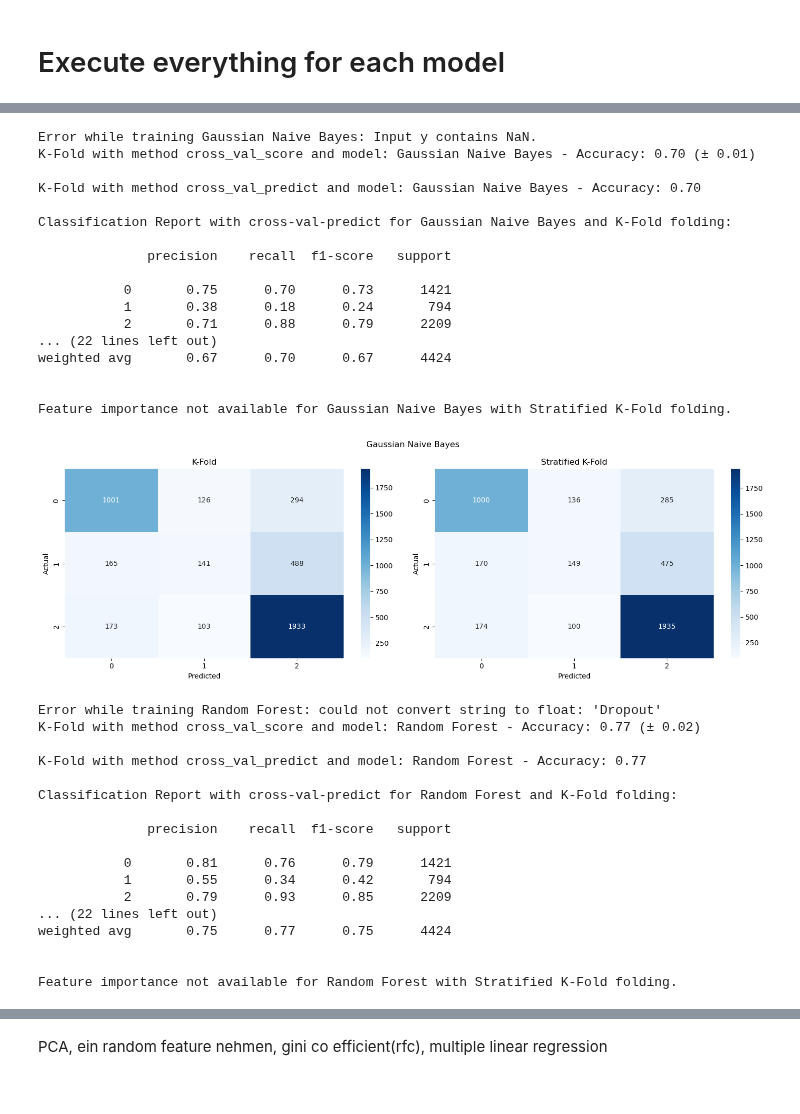
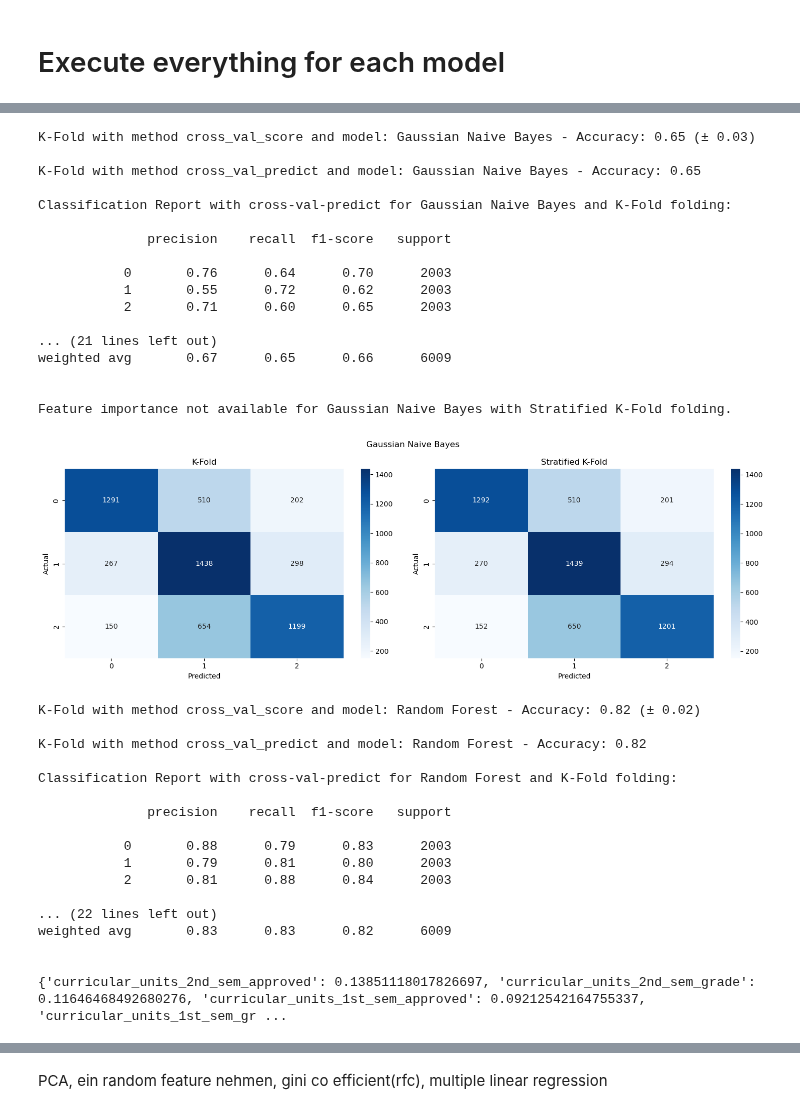
Before and after one commit to MarcoAigner/Machine-Learning-Practical, a Jupyter notebook: project_2/student_dropout.ipynb, the cells around one changed output, grey strips where cells are left out. Drawn from its saved outputs; the diff is of its cells as text; code cells hidden in the pictures.

```diff
--- a/project_2/student_dropout.ipynb
+++ b/project_2/student_dropout.ipynb
@@ -533,10 +422,12 @@ def evaluate_model(model, X, y):
 # %% [markdown]
 # Method for cross validation prediction
 # %%
+from sklearn.base import accuracy_score
 from sklearn.model_selection import cross_val_predict
 from sklearn.metrics import classification_report
 from sklearn.metrics import confusion_matrix
-def cross_validate_model(model, X, y, folding):
+
+def cross_validate_model(model, model_name, X, y, folding, fold_name):
     try:
         # Use cross_val_predict to get predictions for each fold
         y_pred = cross_val_predict(model, X.values, y.values, cv=folding)
@@ -568,7 +459,7 @@ import seaborn as sns
 import matplotlib.pyplot as plt
 
 
-def plot_confusion_matrix(model_name, cm_dict, labels):
+def plot_confusion_matrix(model_name, cm_dict):
 
     # Set the number of rows and columns for the subplots
     num_rows = 1
@@ -596,14 +487,6 @@ def plot_confusion_matrix(model_name, cm_dict, labels):
 
     # Show the plot
     plt.show()
-
-    # Plot confusion matrix using seaborn
-    #plt.figure(figsize=(5, 3))
-    #sns.heatmap(cm, annot=True, fmt='d', cmap='Blues', xticklabels=labels, yticklabels=labels)
-    #plt.title('Confusion Matrix')
-    #plt.xlabel('Predicted')
-    #plt.ylabel('Actual')
-    #plt.show()
 # %% [markdown]
 <hr>
 # %% [markdown]
@@ -628,13 +511,13 @@ def analyze_feature_importance(model, X):
 # %%
 from sklearn.model_selection import cross_val_score
 
-def train_and_evaluate_model(model, X, y, cv):
+def train_and_evaluate_model(model, model_name, X, y, folding, fold_name):
     try:
         # Perform K-fold cross-validation and get accuracy scores for each fold
-        cv_scores = cross_val_score(model, X.values, y.values, cv=cv, scoring='accuracy')
+        cv_scores = cross_val_score(model, X.values, y.values, cv=folding, scoring='accuracy')
         print(f"{fold_name} with method cross_val_score and model: {model_name} - Accuracy: {np.mean(cv_scores):.2f} (± {np.std(cv_scores):.2f})\n")
 
-        conf_mat = cross_validate_model(model, X, y, cv)
+        conf_mat = cross_validate_model(model, model_name, X, y, folding, fold_name)
 
         if conf_mat is not None:
             # Check if the model has feature_importances_ attribute
@@ -672,70 +539,73 @@ final_dataframe
 # %%
 
-# Specify the number of folds for K-fold cross-validation
-num_folds = 10
-
-TRAIN_FRACTION = 0.75
+#TRAIN_FRACTION = 0.75
 #train = pd.concat([final_dataframe[final_dataframe['target'] == 0].sample(frac=TRAIN_FRACTION), final_dataframe[final_dataframe['target'] == 1].sample(frac=TRAIN_FRACTION),final_dataframe[final_dataframe['target'] == 2].sample(frac=TRAIN_FRACTION)])
 #test = final_dataframe.drop(train.index)
 #X_train = test.drop(columns='target')
 #y_train = test['target']
 #X_test = test.drop(columns='target')
 #y_test = test['target']
 from sklearn.model_selection import train_test_split
+from imblearn.over_sampling import SMOTENC
 
-final_dataframe
+X = train_data.drop(columns='target')
+y = train_data['target']
 
-X = final_dataframe.drop(columns='target')
-y = final_dataframe['target']
+sm = SMOTENC(random_state=42, categorical_features="auto")
+X_res, y_res = sm.fit_resample(X, y)
+y_res.shape
 
-X_train,X_test,y_train,y_test = train_test_split(X,y,test_size=0.2,random_state=42)
+#X = final_dataframe.drop(columns='target')
+#y = final_dataframe['target']
+
+X_train,X_test,y_train,y_test = train_test_split(X_res,y_res,test_size=0.2,random_state=42)
 
 X_train = train_data.drop(columns='target')
 y_train = train_data['target']
 # Loop through your models and call the train_and_evaluate_model method
 for model_name, model in models.items():
     cm_dict = {}
     # Train the model
-    train_model(model, X_train, y_train)
+    train_model(model, model_name, X_train, y_train)
 
     for fold_name, fold in folds.items():
-        cm_dict[fold_name] = train_and_evaluate_model(model, X, y, fold)
+        cm_dict[fold_name] = train_and_evaluate_model(model, model_name, X_res, y_res, fold, fold_name)
 
     # Plot confusion matrix using seaborn
-    plot_confusion_matrix(model_name, cm_dict, sorted(final_dataframe["target"].unique()))
+    plot_confusion_matrix(model_name, cm_dict)
 # %% [output]
-Error while training Gaussian Naive Bayes: Input y contains NaN.
-K-Fold with method cross_val_score and model: Gaussian Naive Bayes - Accuracy: 0.70 (± 0.01)
+K-Fold with method cross_val_score and model: Gaussian Naive Bayes - Accuracy: 0.65 (± 0.03)
 
-K-Fold with method cross_val_predict and model: Gaussian Naive Bayes - Accuracy: 0.70
+K-Fold with method cross_val_predict and model: Gaussian Naive Bayes - Accuracy: 0.65
 
 Classification Report with cross-val-predict for Gaussian Naive Bayes and K-Fold folding:
 
               precision    recall  f1-score   support
 
-           0       0.75      0.70      0.73      1421
-           1       0.38      0.18      0.24       794
-           2       0.71      0.88      0.79      2209
-... (22 lines left out)
-weighted avg       0.67      0.70      0.67      4424
+           0       0.76      0.64      0.70      2003
+           1       0.55      0.72      0.62      2003
+           2       0.71      0.60      0.65      2003
+
+... (21 lines left out)
+weighted avg       0.67      0.65      0.66      6009
 
 
 Feature importance not available for Gaussian Naive Bayes with Stratified K-Fold folding.
-[figure, old version]
+[figure, new version]
-Error while training Random Forest: could not convert string to float: 'Dropout'
-K-Fold with method cross_val_score and model: Random Forest - Accuracy: 0.77 (± 0.02)
+K-Fold with method cross_val_score and model: Random Forest - Accuracy: 0.82 (± 0.02)
 
-K-Fold with method cross_val_predict and model: Random Forest - Accuracy: 0.77
+K-Fold with method cross_val_predict and model: Random Forest - Accuracy: 0.82
 
 Classification Report with cross-val-predict for Random Forest and K-Fold folding:
 
               precision    recall  f1-score   support
 
-           0       0.81      0.76      0.79      1421
-           1       0.55      0.34      0.42       794
-           2       0.79      0.93      0.85      2209
+           0       0.88      0.79      0.83      2003
+           1       0.79      0.81      0.80      2003
+           2       0.81      0.88      0.84      2003
+
 ... (22 lines left out)
-weighted avg       0.75      0.77      0.75      4424
+weighted avg       0.83      0.83      0.82      6009
 
 
-Feature importance not available for Random Forest with Stratified K-Fold folding.
+{'curricular_units_2nd_sem_approved': 0.13851118017826697, 'curricular_units_2nd_sem_grade': 0.11646468492680276, 'curricular_units_1st_sem_approved': 0.09212542164755337, 'curricular_units_1st_sem_gr ...
```
Also changed, not shown: parts of 14 cells of this notebook.
